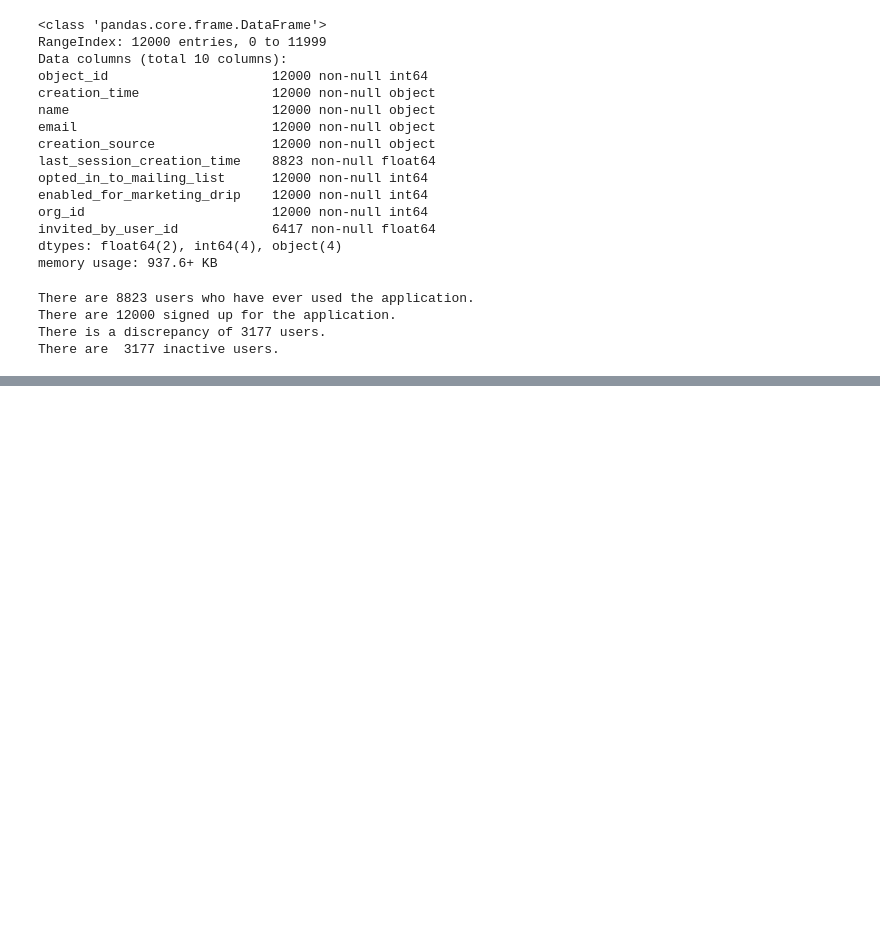
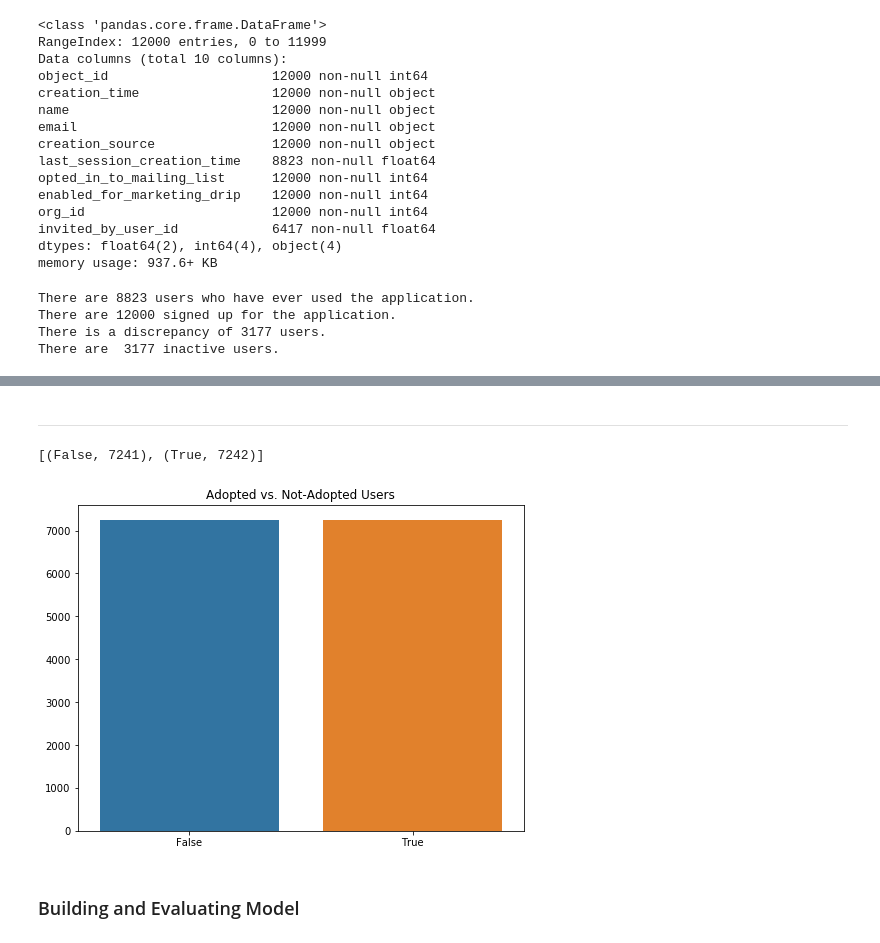
Before and after one commit to zbiswas3/Datascience-Projects, a Jupyter notebook: Relax Inc. Take home challange/relax_challenge.ipynb, the cells around one changed output, grey strips where cells are left out. Drawn from its saved outputs; the diff is of its cells as text; code cells hidden in the pictures; blank space fills up the shorter version.

```diff
--- a/Relax Inc. Take home challange/relax_challenge.ipynb
+++ b/Relax Inc. Take home challange/relax_challenge.ipynb
@@ -80,0 +256,38 @@ There are  3177 inactive users.
+# %% [markdown]
+***
+# %%
+# One-hot-encode creation_source
+df_encoded = pd.get_dummies(users_df, columns = ['creation_source'])
+# %%
+X = df_encoded.drop('adopted', axis=1)
+y = df_encoded['adopted']
+# %%
+# Split into train and test sets
+
+from sklearn.model_selection import train_test_split
+
+X_train, X_test, y_train, y_test = train_test_split(X,y, test_size=0.30,
+                                                    random_state=2007, stratify=users_df['adopted'])
+# %%
+#SMOTE oversampling to balance out the classes
+
+from imblearn.over_sampling import SMOTE, ADASYN
+
+X_resampled, y_resampled = ADASYN().fit_sample(X_train, y_train)
+# X_resampled, y_resampled = X_train, y_train
+#ADASYN().fit_sample(X, y)
+
+print(sorted(Counter(y_resampled).items()))
+# %% [output]
+[(False, 7241), (True, 7242)]
+# %%
+# Take a look at the distribution of the enhanced target class
+plt.figure(figsize=(8, 6))
+sns.countplot(y_resampled)
+plt.ylabel('')
+plt.title('Adopted vs. Not-Adopted Users')
+plt.show()
+# %% [output]
+[figure, added]
+# %% [markdown]
+### Building and Evaluating Model
```
Also changed, not shown: parts of 24 cells of this notebook.
